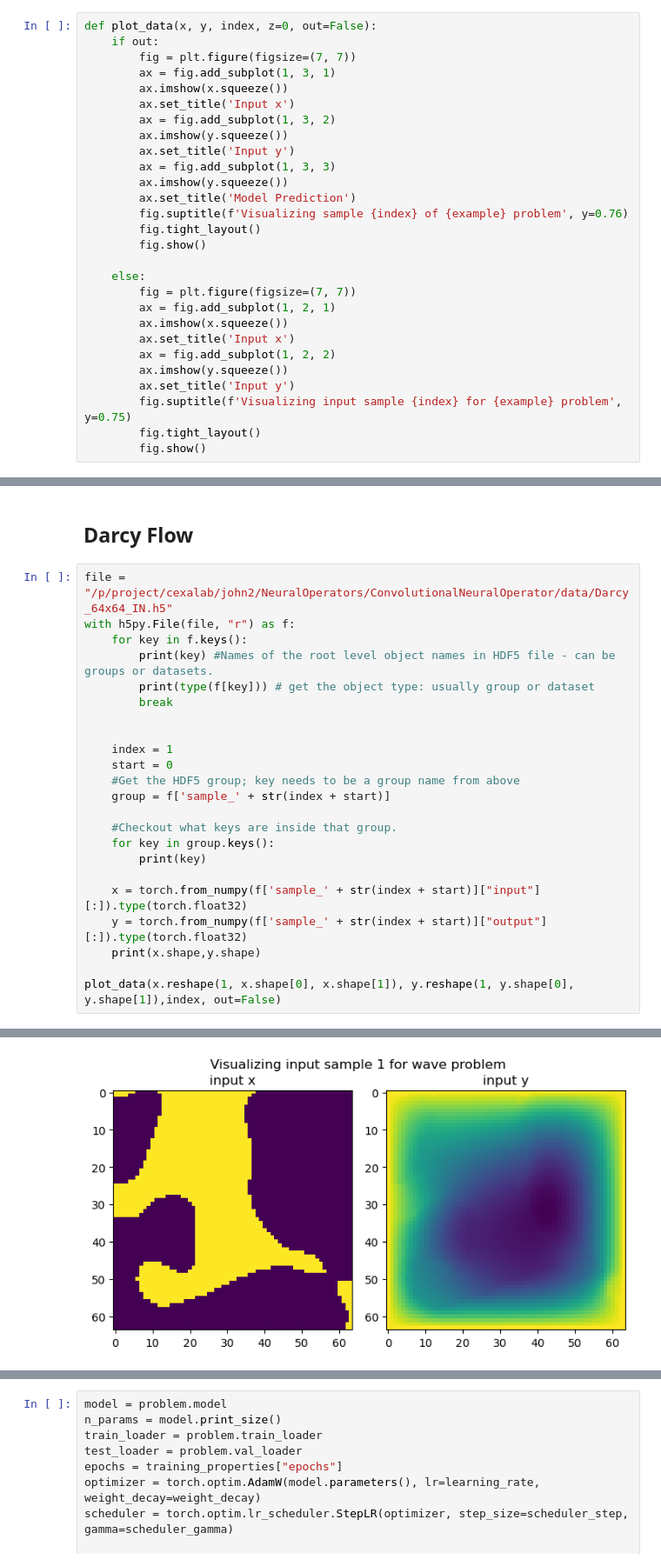
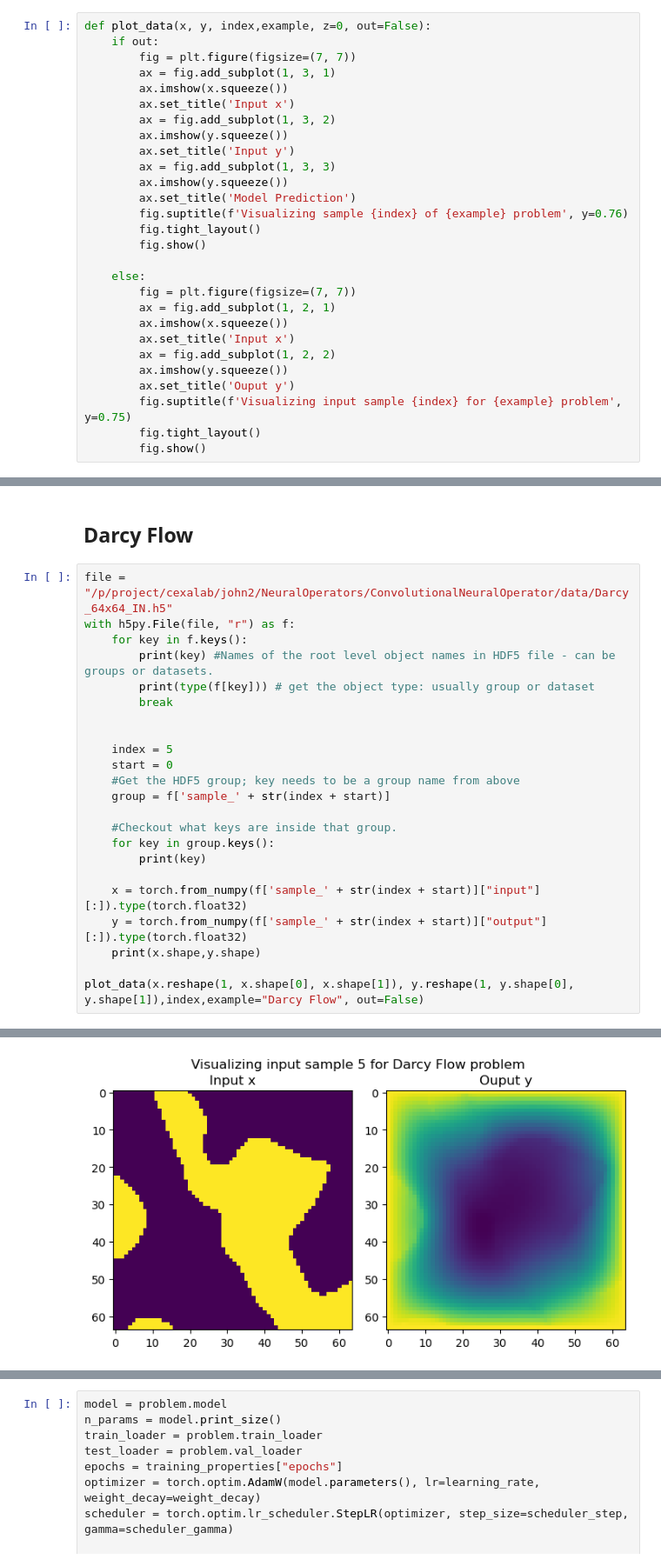
Before and after one commit to Parallel-in-Time/cfno, a Jupyter notebook: FNO.ipynb, the cells around one changed output, grey strips where cells are left out. Shown: that part at 87% size. Saved outputs shown, nothing was run; the diff lists cells and outputs as text.

```diff
--- a/FNO.ipynb
+++ b/FNO.ipynb
@@ -543,5 +571,5 @@ class FNO2d(nn.Module):
 # %%
-def plot_data(x, y, index, z=0, out=False):
+def plot_data(x, y, index,example, z=0, out=False):
     if out:
         fig = plt.figure(figsize=(7, 7))
         ax = fig.add_subplot(1, 3, 1)
@@ -564,7 +592,7 @@ def plot_data(x, y, index, z=0, out=False):
         ax.set_title('Input x')
         ax = fig.add_subplot(1, 2, 2)
         ax.imshow(y.squeeze())
-        ax.set_title('Input y')
+        ax.set_title('Ouput y')
         fig.suptitle(f'Visualizing input sample {index} for {example} problem', y=0.75)
         fig.tight_layout()
         fig.show()
@@ -710,30 +740,30 @@ class WaveEquation:
 # %%
 file = "/p/project/cexalab/john2/NeuralOperators/ConvolutionalNeuralOperator/data/Darcy_64x64_IN.h5"
 with h5py.File(file, "r") as f:
     for key in f.keys():
         print(key) #Names of the root level object names in HDF5 file - can be groups or datasets.
         print(type(f[key])) # get the object type: usually group or dataset
         break
 
 
-    index = 1
+    index = 5
     start = 0
     #Get the HDF5 group; key needs to be a group name from above
     group = f['sample_' + str(index + start)]
 
     #Checkout what keys are inside that group.
     for key in group.keys():
         print(key)
 
     x = torch.from_numpy(f['sample_' + str(index + start)]["input"][:]).type(torch.float32)
     y = torch.from_numpy(f['sample_' + str(index + start)]["output"][:]).type(torch.float32)
     print(x.shape,y.shape)
 
-plot_data(x.reshape(1, x.shape[0], x.shape[1]), y.reshape(1, y.shape[0], y.shape[1]),index, out=False)
+plot_data(x.reshape(1, x.shape[0], x.shape[1]), y.reshape(1, y.shape[0], y.shape[1]),index,example="Darcy Flow", out=False)
 # %% [output]
 grid
 <class 'h5py._hl.dataset.Dataset'>
 input
 output
 torch.Size([64, 64]) torch.Size([64, 64])
-[figure, old version]
+[figure, new version]
```
Also changed, not shown: parts of 25 cells of this notebook, 3 other files.
